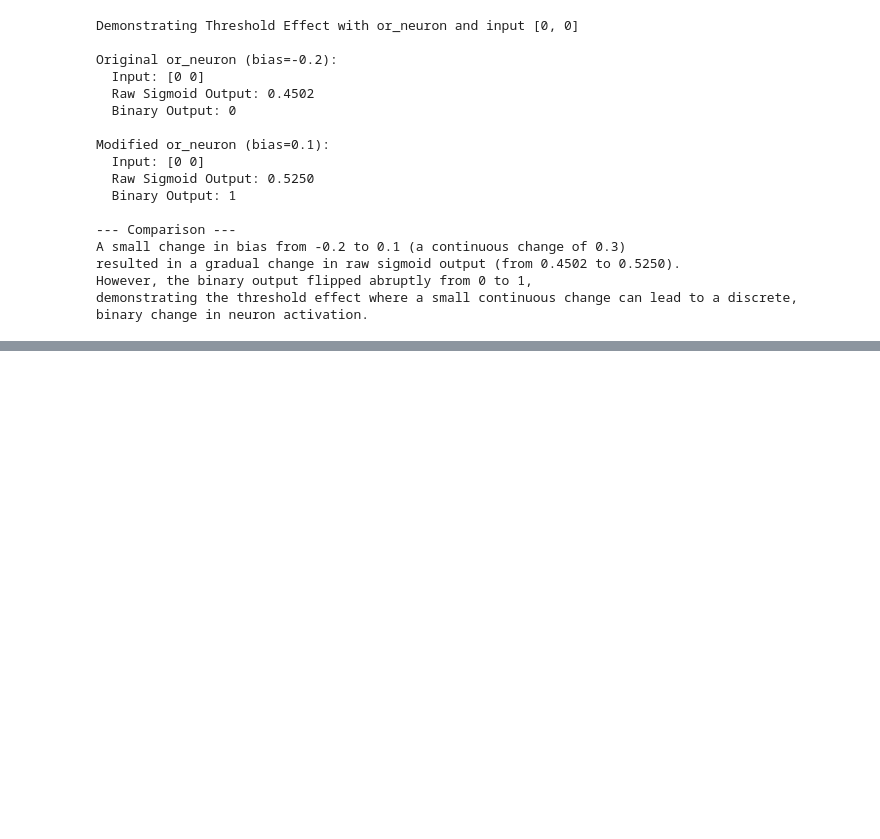
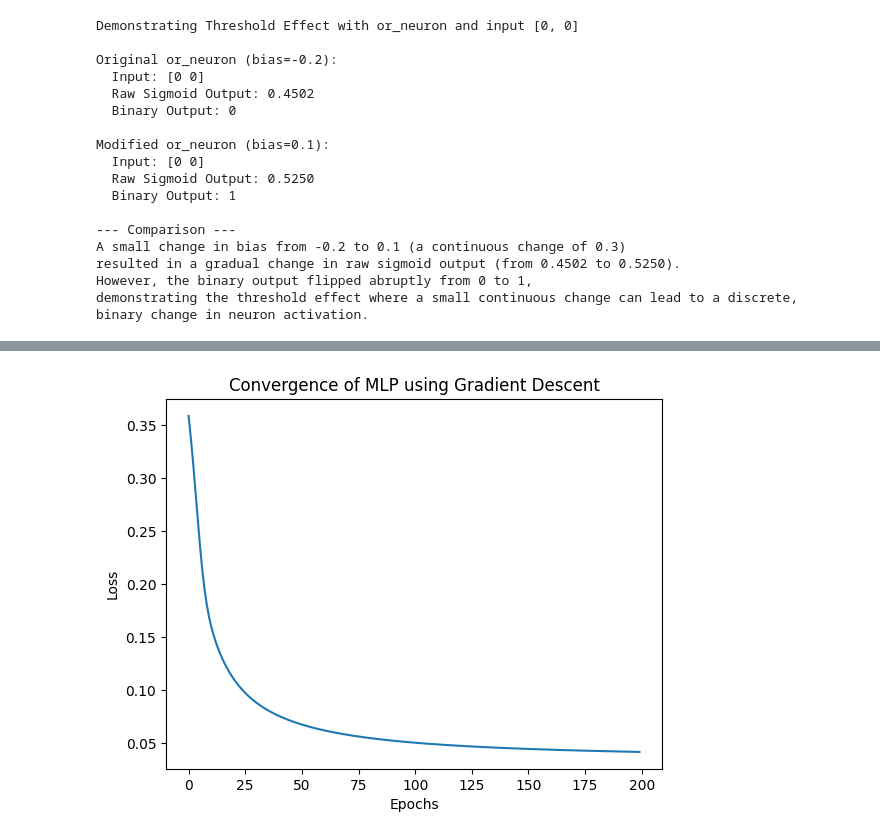
Before and after one commit to Akshatha-Gadasandula/DL_LAB, a Jupyter notebook: DL_WEEK2.ipynb, the cells around one changed output, grey strips where cells are left out. Saved outputs shown, nothing was run; the diff lists cells and outputs as text; code cells hidden in the pictures; blank space fills up the shorter version.

```diff
--- a/DL_WEEK2.ipynb
+++ b/DL_WEEK2.ipynb
@@ -148,0 +486,63 @@ demonstrating the threshold effect where a small continuous change can lead to a
+# %%
+#question 10
+import numpy as np
+import matplotlib.pyplot as plt
+from sklearn.datasets import make_classification
+from sklearn.preprocessing import StandardScaler
+
+X, y = make_classification(n_samples=200,
+                           n_features=2,
+                           n_informative=2,
+                           n_redundant=0,
+                           random_state=0)
+
+y = y.reshape(-1,1)
+
+scaler = StandardScaler()
+X = scaler.fit_transform(X)
+
+
+def sigmoid(z):
+    return 1/(1+np.exp(-z))
+
+
+def mse(y, yhat):
+    return np.mean((y - yhat)**2)
+
+
+w1 = np.random.randn(2,5)
+b1 = np.zeros((1,5))
+
+w2 = np.random.randn(5,1)
+b2 = np.zeros((1,1))
+
+lr = 0.01
+epochs = 200
+
+loss_history = []
+
+for _ in range(epochs):
+
+    h = sigmoid(X @ w1 + b1)
+    yhat = sigmoid(h @ w2 + b2)
+
+    loss = mse(y, yhat)
+    loss_history.append(loss)
+
+    d2 = (yhat - y) * yhat*(1-yhat)
+    d1 = (d2 @ w2.T) * h*(1-h)
+
+    w2 -= lr * h.T @ d2
+    b2 -= lr * np.sum(d2, axis=0)
+
+    w1 -= lr * X.T @ d1
+    b1 -= lr * np.sum(d1, axis=0)
+
+
+plt.plot(loss_history)
+plt.xlabel("Epochs")
+plt.ylabel("Loss")
+plt.title("Convergence of MLP using Gradient Descent")
+plt.show()
+# %% [output]
+[figure, added]
```
Also changed, not shown: parts of 15 cells of this notebook.
